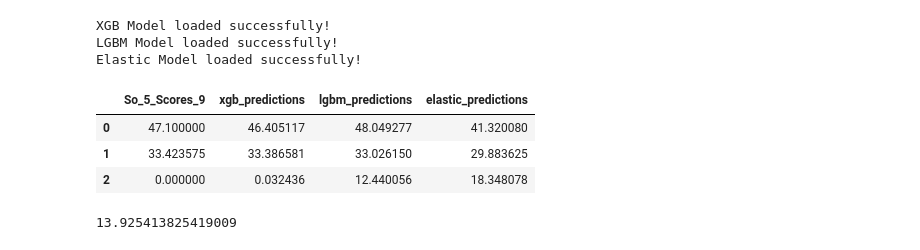
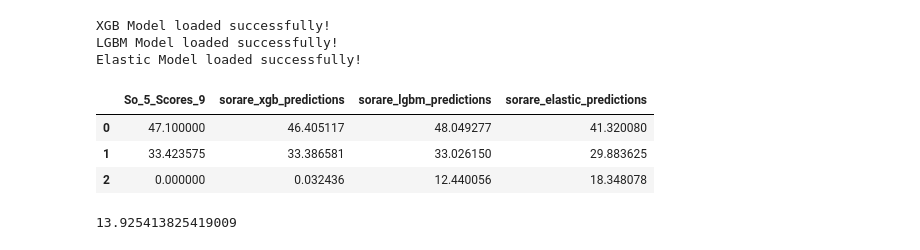
Before and after one commit to dfquinn23/Project_2, a Jupyter notebook: sorare/04_forwards.ipynb, the cells around one changed output. Drawn from its saved outputs; the diff is of its cells as text; code cells hidden in the pictures.

```diff
--- a/sorare/04_forwards.ipynb
+++ b/sorare/04_forwards.ipynb
@@ -234,23 +234,23 @@ Elastic Model loaded successfully!
 # %%
 xgb_predictions = forwards_xgb_model_loaded.predict(X_test_forwards)
 lgbm_predictions = forwards_lgbm_model_loaded.predict(X_test_forwards)
 elastic_predictions = forwards_elastic_model_loaded.predict(X_test_forwards)
 
 xgb_predictions = np.clip(xgb_predictions, 0, 100)
 lgbm_predictions = np.clip(lgbm_predictions, 0, 100)
 elastic_predictions = np.clip(elastic_predictions, 0, 100)
 
 y_test_forwards_df = pd.DataFrame(y_test_forwards)
 
-epl_forwards_df['xgb_predictions'] = pd.Series(xgb_predictions)
-epl_forwards_df['lgbm_predictions'] = pd.Series(lgbm_predictions)
-epl_forwards_df['elastic_predictions'] = pd.Series(elastic_predictions)
+epl_forwards_df['sorare_xgb_predictions'] = pd.Series(xgb_predictions)
+epl_forwards_df['sorare_lgbm_predictions'] = pd.Series(lgbm_predictions)
+epl_forwards_df['sorare_elastic_predictions'] = pd.Series(elastic_predictions)
 
-epl_forwards_df['Average_Prediction'] = epl_forwards_df[['xgb_predictions', 'lgbm_predictions', 'elastic_predictions']].mean(axis=1)
+epl_forwards_df['sorare_predictions'] = epl_forwards_df[['sorare_xgb_predictions', 'sorare_lgbm_predictions', 'sorare_elastic_predictions']].mean(axis=1)
 
-epl_forwards_df[['So_5_Scores_9','xgb_predictions', 'lgbm_predictions', 'elastic_predictions']].head(3)
+epl_forwards_df[['So_5_Scores_9','sorare_xgb_predictions', 'sorare_lgbm_predictions', 'sorare_elastic_predictions']].head(3)
 # %% [output]
-|  | So_5_Scores_9 | xgb_predictions | lgbm_predictions | elastic_predictions |
+|  | So_5_Scores_9 | sorare_xgb_predictions | sorare_lgbm_predictions | sorare_elastic_predictions |
 | 0 | 47.100000 | 46.405117 | 48.049277 | 41.320080 |
 | 1 | 33.423575 | 33.386581 | 33.026150 | 29.883625 |
 | 2 | 0.000000 | 0.032436 | 12.440056 | 18.348078 |
```
Also changed, not shown: parts of 3 cells of this notebook, 9 other files.
